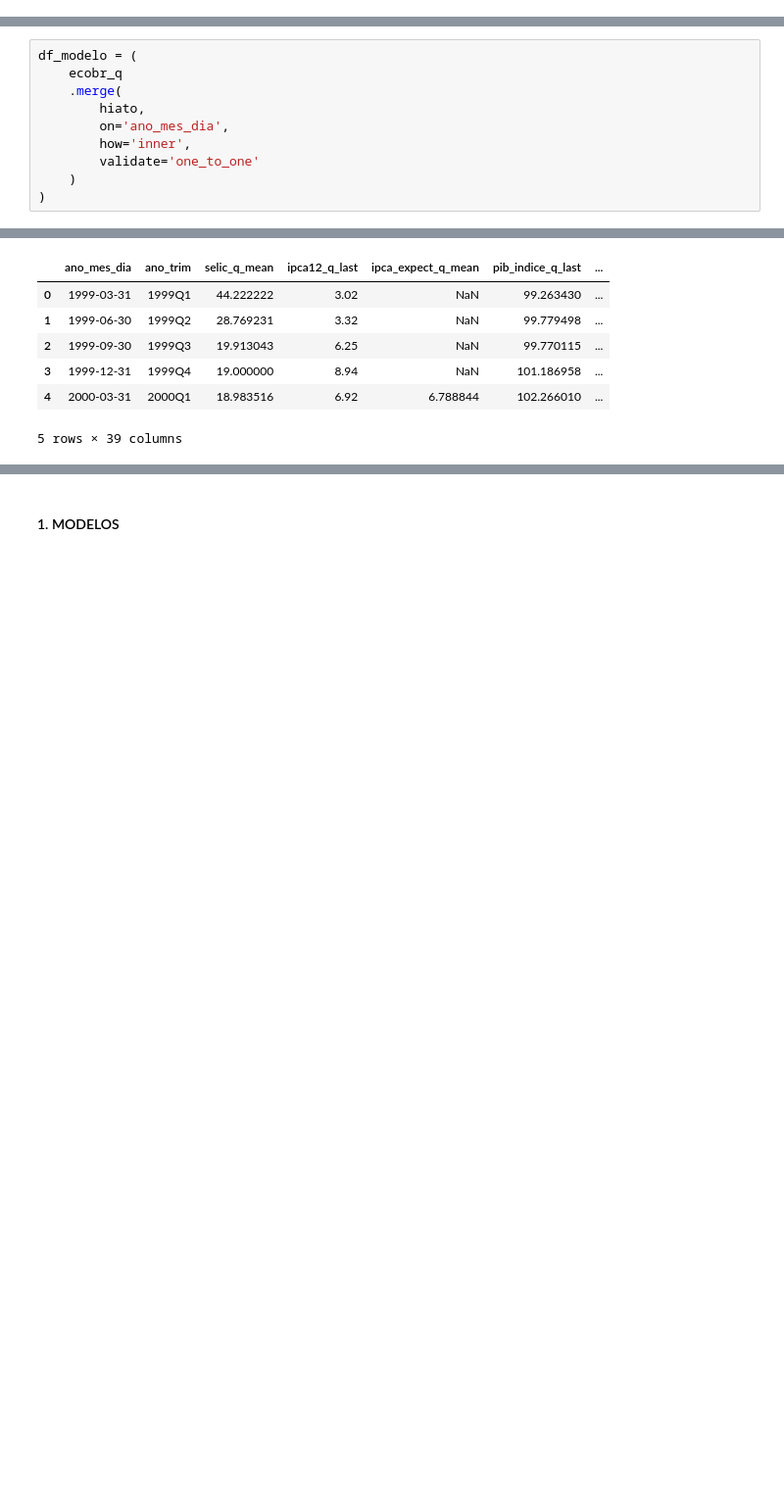
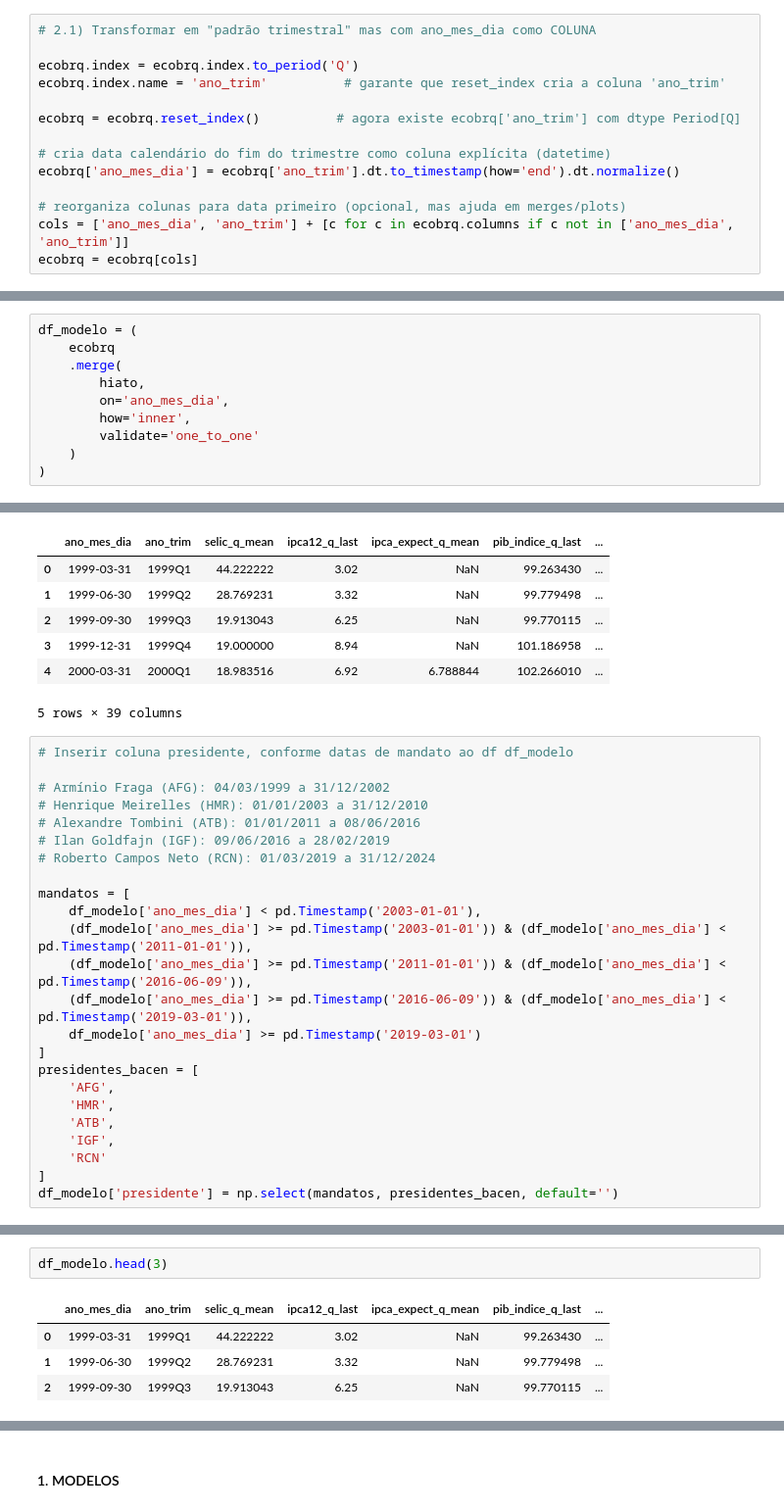
Before and after one commit to fernandovieira1/brazil-taylor-determinacy, a Jupyter notebook: scripts/modelos_secao_6.ipynb, the cells around one changed output, grey strips where cells are left out. Shown at 98% size. Drawn from its saved outputs; the diff is of its cells as text; blank space fills up the shorter version.

Commit message:
ajustes finos de texto pré-modelagem + finalização df_modelo (organização notebook e coluna presidente -- siglas)

```diff
--- a/scripts/modelos_secao_6.ipynb
+++ b/scripts/modelos_secao_6.ipynb
@@ -312,0 +244,14 @@ ecobr_q.head()
+# %%
+# 2.1) Transformar em "padrão trimestral" mas com ano_mes_dia como COLUNA
+
+ecobrq.index = ecobrq.index.to_period('Q')
+ecobrq.index.name = 'ano_trim'          # garante que reset_index cria a coluna 'ano_trim'
+
+ecobrq = ecobrq.reset_index()          # agora existe ecobrq['ano_trim'] com dtype Period[Q]
+
+# cria data calendário do fim do trimestre como coluna explícita (datetime)
+ecobrq['ano_mes_dia'] = ecobrq['ano_trim'].dt.to_timestamp(how='end').dt.normalize()
+
+# reorganiza colunas para data primeiro (opcional, mas ajuda em merges/plots)
+cols = ['ano_mes_dia', 'ano_trim'] + [c for c in ecobrq.columns if c not in ['ano_mes_dia', 'ano_trim']]
+ecobrq = ecobrq[cols]
@@ -331,6 +305,6 @@ ecobr_q
 # %%
 df_modelo = (
-    ecobr_q
+    ecobrq
     .merge(
         hiato,
         on='ano_mes_dia',
@@ -449,3 +423,27 @@ memory usage: 31.8 KB
 | 3 | 1999-12-31 | 1999Q4 | 19.000000 | 8.94 | NaN | 101.186958 | ... |
 | 4 | 2000-03-31 | 2000Q1 | 18.983516 | 6.92 | 6.788844 | 102.266010 | ... |
 5 rows × 39 columns
+# %%
+# Inserir coluna presidente, conforme datas de mandato ao df df_modelo
+
+# Armínio Fraga (AFG): 04/03/1999 a 31/12/2002
+# Henrique Meirelles (HMR): 01/01/2003 a 31/12/2010
+# Alexandre Tombini (ATB): 01/01/2011 a 08/06/2016
+# Ilan Goldfajn (IGF): 09/06/2016 a 28/02/2019
+# Roberto Campos Neto (RCN): 01/03/2019 a 31/12/2024
+
+mandatos = [
+    df_modelo['ano_mes_dia'] < pd.Timestamp('2003-01-01'),
+    (df_modelo['ano_mes_dia'] >= pd.Timestamp('2003-01-01')) & (df_modelo['ano_mes_dia'] < pd.Timestamp('2011-01-01')),
+    (df_modelo['ano_mes_dia'] >= pd.Timestamp('2011-01-01')) & (df_modelo['ano_mes_dia'] < pd.Timestamp('2016-06-09')),
+    (df_modelo['ano_mes_dia'] >= pd.Timestamp('2016-06-09')) & (df_modelo['ano_mes_dia'] < pd.Timestamp('2019-03-01')),
+    df_modelo['ano_mes_dia'] >= pd.Timestamp('2019-03-01')
+]
+presidentes_bacen = [
+    'AFG',
+    'HMR',
+    'ATB',
+    'IGF',
+    'RCN'
+]
+df_modelo['presidente'] = np.select(mandatos, presidentes_bacen, default='')
@@ -451,0 +470,7 @@ memory usage: 31.8 KB
+# %%
+df_modelo.head(3)
+# %% [output]
+|  | ano_mes_dia | ano_trim | selic_q_mean | ipca12_q_last | ipca_expect_q_mean | pib_indice_q_last | ... |
+| 0 | 1999-03-31 | 1999Q1 | 44.222222 | 3.02 | NaN | 99.263430 | ... |
+| 1 | 1999-06-30 | 1999Q2 | 28.769231 | 3.32 | NaN | 99.779498 | ... |
+| 2 | 1999-09-30 | 1999Q3 | 19.913043 | 6.25 | NaN | 99.770115 | ... |
```
Also changed, not shown: parts of 10 cells of this notebook, 6 other files.
